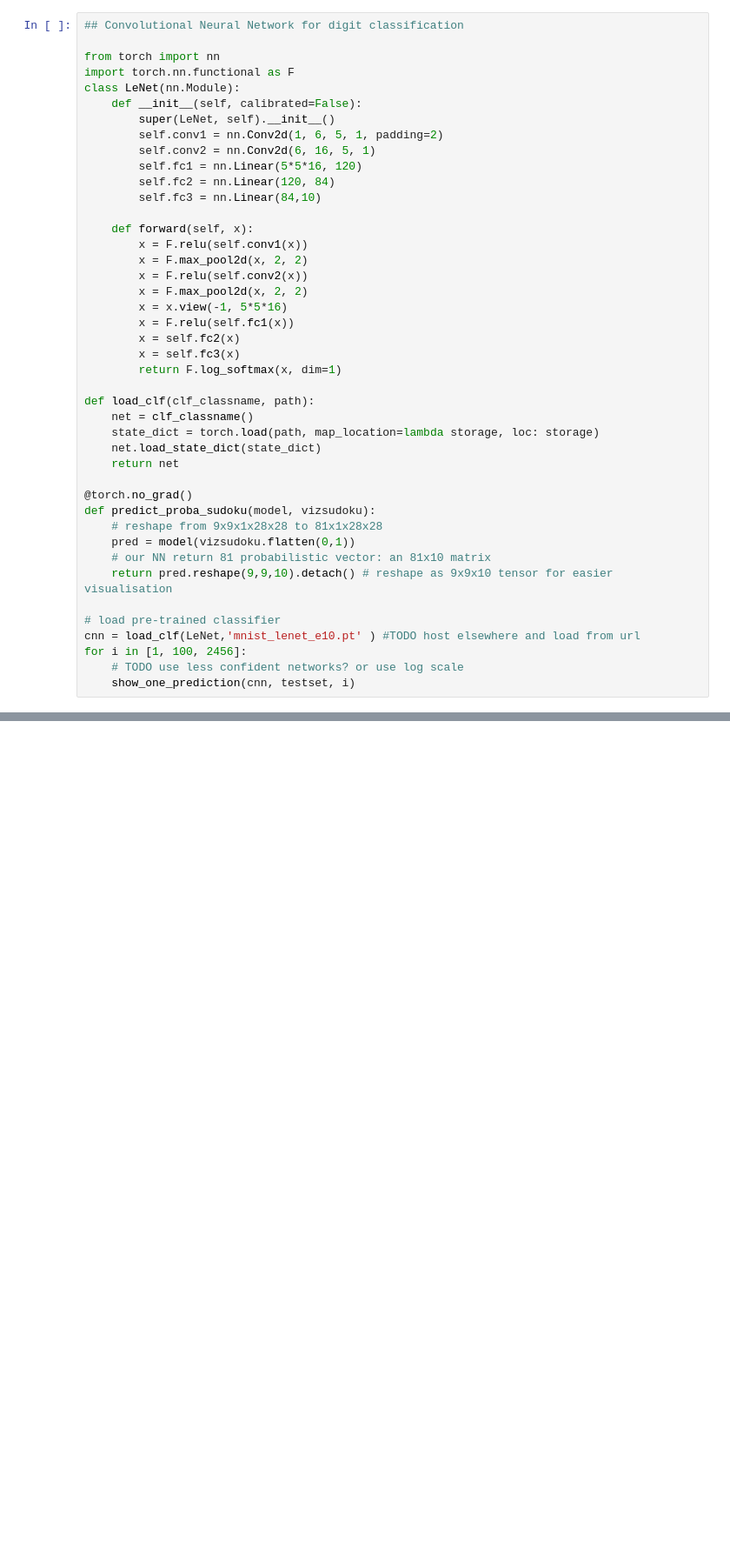
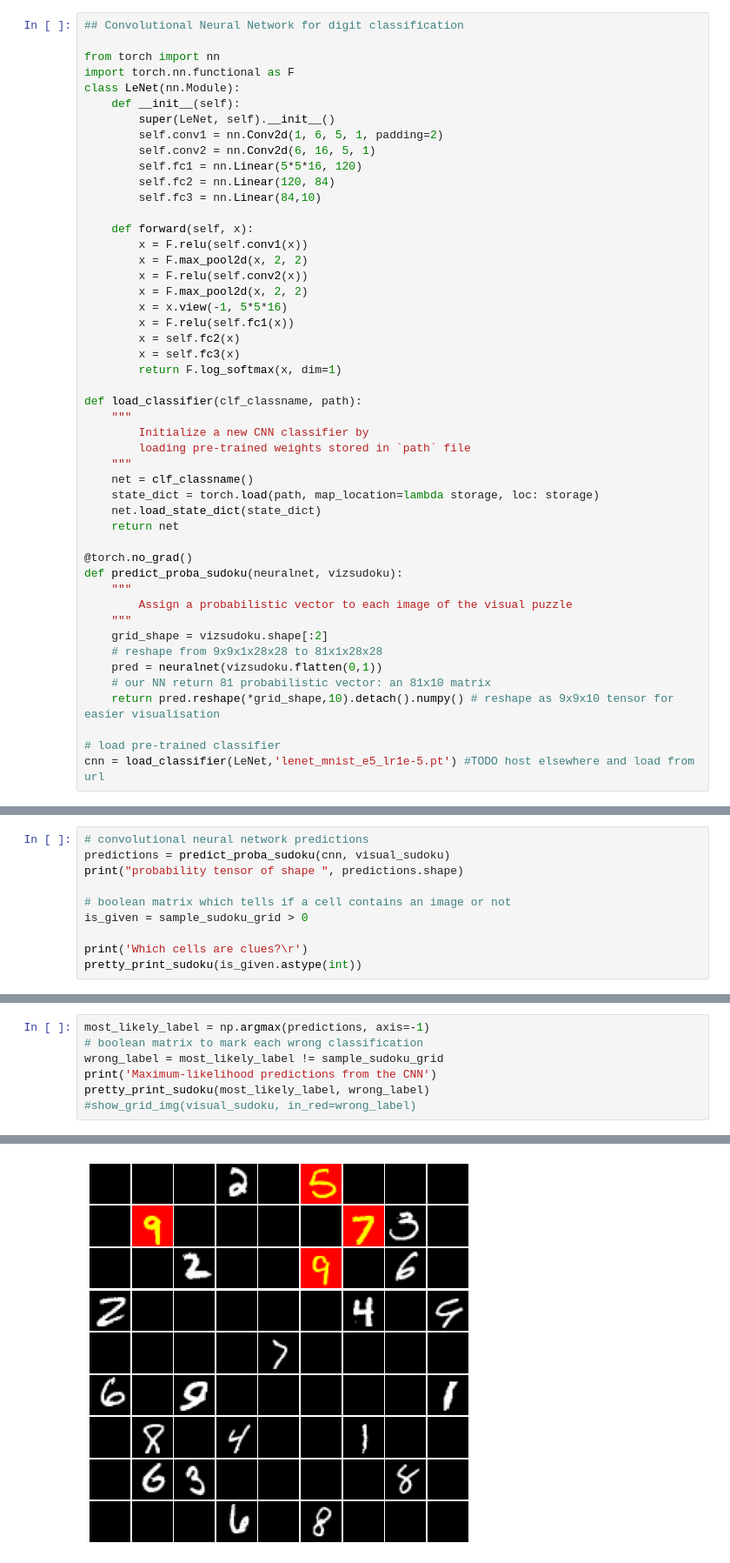
Before and after one commit to CPMpy/cpmpy, a Jupyter notebook: examples/advanced/visual_sudoku.ipynb, the cells around one changed output, grey strips where cells are left out. Shown at 87% size. Drawn from its saved outputs; the diff is of its cells as text; blank space fills up the shorter version.

```diff
--- a/examples/advanced/visual_sudoku.ipynb
+++ b/examples/advanced/visual_sudoku.ipynb
@@ -206,7 +114,7 @@ show_grid_img(vs.reshape(-1, 28, 28))
 from torch import nn
 import torch.nn.functional as F
 class LeNet(nn.Module):
-    def __init__(self, calibrated=False):
+    def __init__(self):
         super(LeNet, self).__init__()
         self.conv1 = nn.Conv2d(1, 6, 5, 1, padding=2)
         self.conv2 = nn.Conv2d(6, 16, 5, 1)
@@ -225,21 +133,26 @@ class LeNet(nn.Module):
         x = self.fc3(x)
         return F.log_softmax(x, dim=1)
 
-def load_clf(clf_classname, path):
+def load_classifier(clf_classname, path):
+    """
+        Initialize a new CNN classifier by
+        loading pre-trained weights stored in `path` file
+    """
     net = clf_classname()
     state_dict = torch.load(path, map_location=lambda storage, loc: storage)
     net.load_state_dict(state_dict)
     return net
 
 @torch.no_grad()
-def predict_proba_sudoku(model, vizsudoku):
+def predict_proba_sudoku(neuralnet, vizsudoku):
+    """
+        Assign a probabilistic vector to each image of the visual puzzle
+    """
+    grid_shape = vizsudoku.shape[:2]
     # reshape from 9x9x1x28x28 to 81x1x28x28
-    pred = model(vizsudoku.flatten(0,1))
+    pred = neuralnet(vizsudoku.flatten(0,1))
     # our NN return 81 probabilistic vector: an 81x10 matrix
-    return pred.reshape(9,9,10).detach() # reshape as 9x9x10 tensor for easier visualisation
+    return pred.reshape(*grid_shape,10).detach().numpy() # reshape as 9x9x10 tensor for easier visualisation
 
 # load pre-trained classifier
-cnn = load_clf(LeNet,'mnist_lenet_e10.pt' ) #TODO host elsewhere and load from url
-for i in [1, 100, 2456]:
-    # TODO use less confident networks? or use log scale
-    show_one_prediction(cnn, testset, i)
+cnn = load_classifier(LeNet,'lenet_mnist_e5_lr1e-5.pt') #TODO host elsewhere and load from url
@@ -297,0 +246,10 @@ plot_vs(vs, sol3, is_given, ml_digits, solution)
+# %%
+# convolutional neural network predictions
+predictions = predict_proba_sudoku(cnn, visual_sudoku)
+print("probability tensor of shape ", predictions.shape)
+
+# boolean matrix which tells if a cell contains an image or not
+is_given = sample_sudoku_grid > 0
+
+print('Which cells are clues?\r')
+pretty_print_sudoku(is_given.astype(int))
@@ -297,0 +292,8 @@ plot_vs(vs, sol3, is_given, ml_digits, solution)
+# %%
+most_likely_label = np.argmax(predictions, axis=-1)
+# boolean matrix to mark each wrong classification
+wrong_label = most_likely_label != sample_sudoku_grid
+print('Maximum-likelihood predictions from the CNN')
+pretty_print_sudoku(most_likely_label, wrong_label)
+#show_grid_img(visual_sudoku, in_red=wrong_label)
+# %% [output]
@@ -297,0 +312 @@ plot_vs(vs, sol3, is_given, ml_digits, solution)
+[figure, added]
```
Also changed, not shown: parts of 31 cells of this notebook.
